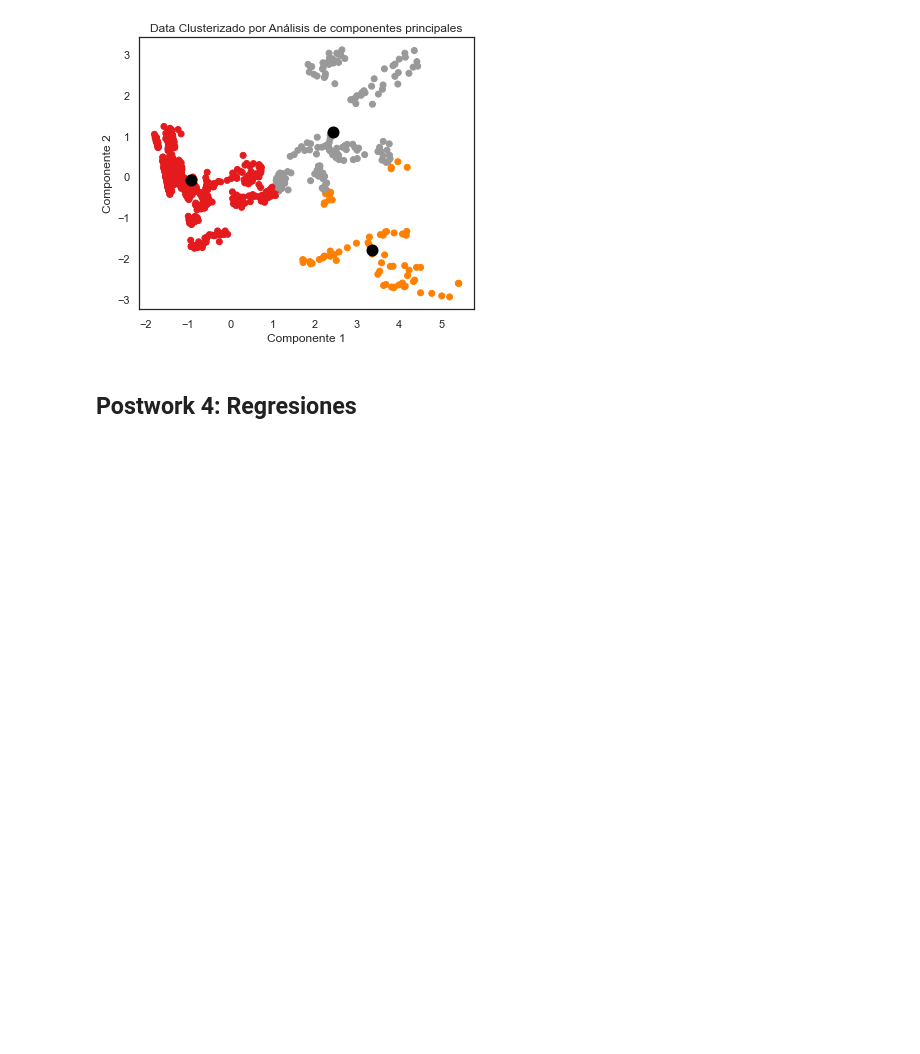
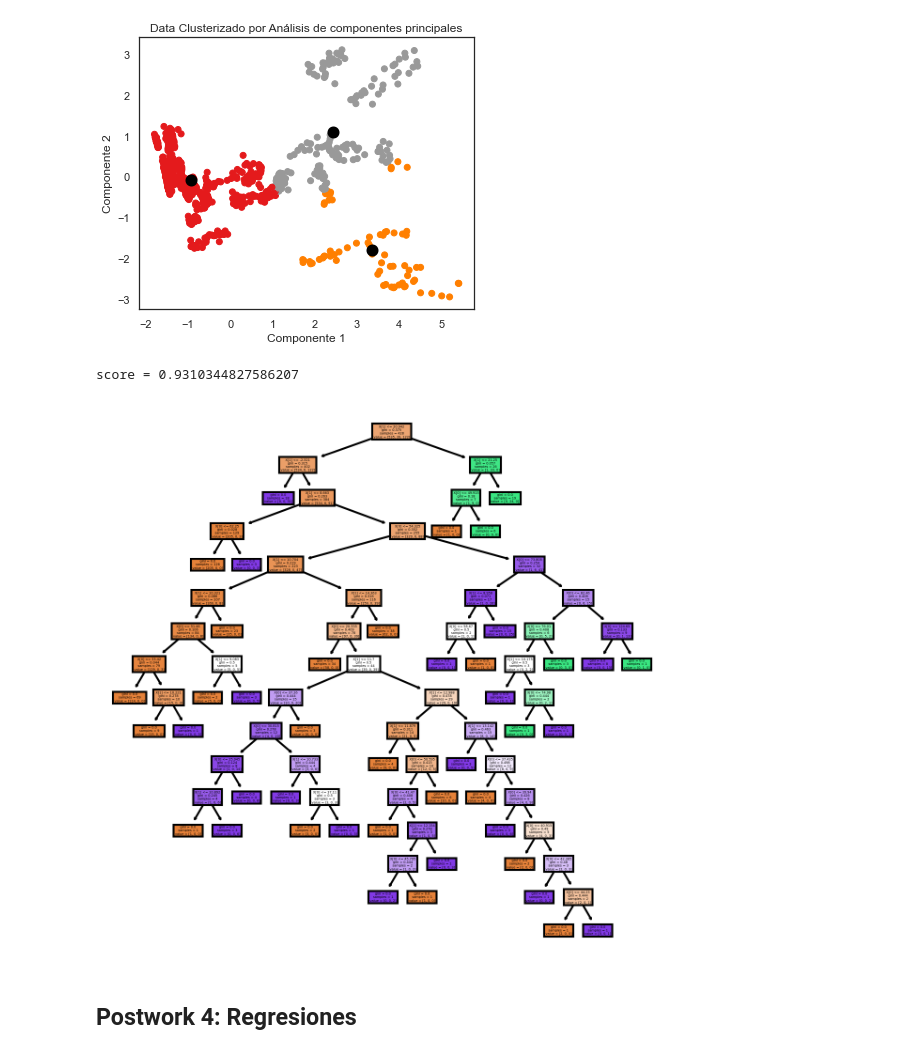
Before and after one commit to OmarGard/Bedu-E2-Modulo5, a Jupyter notebook: Notebook.ipynb, the cells around one changed output. Saved outputs shown, nothing was run; the diff lists cells and outputs as text; code cells hidden in the pictures; blank space fills up the shorter version.

```diff
--- a/Notebook.ipynb
+++ b/Notebook.ipynb
@@ -234,6 +234,38 @@ plt.xlabel("Componente 1")
 plt.ylabel("Componente 2");
 # %% [output]
 [figure]
+# %%
+
+from sklearn.model_selection import train_test_split
+from sklearn import tree as treeClassifier
+from sklearn.ensemble import RandomForestClassifier as forest
+
+# Separación de train & test
+X = data2[["CH4","mean_annual_temp"]]   # score_arbol = 0.48   score_forest = 0.931
+
+y = data2[["Cluster"]]
+X_train, X_test, y_train, y_test = train_test_split(X,y,random_state=42)
+# %%
+
+# entrenamiento de modelo con Random Forest
+bosque = forest(n_estimators=500,random_state=42)
+bosque.fit(X_train,y_train)
+
+# evaluación de modelo
+print(f'\nscore = {bosque.score(X_test,y_test)}')
+# %% [output]
+score = 0.9310344827586207
+# %%
+#Visualizando la bifurcación de un solo árbol
+
+numeroArbol = 23
+arbolDelBosque = bosque.estimators_[numeroArbol]
+
+plt.figure(figsize = (5,5), dpi = 300)
+treeClassifier.plot_tree(arbolDelBosque,filled = True);
+plt.show()
+# %% [output]
+[figure, added]
 # %% [markdown]
 ## Postwork 4: Regresiones
 # %%
```
Also changed, not shown: parts of 1 cell of this notebook.
